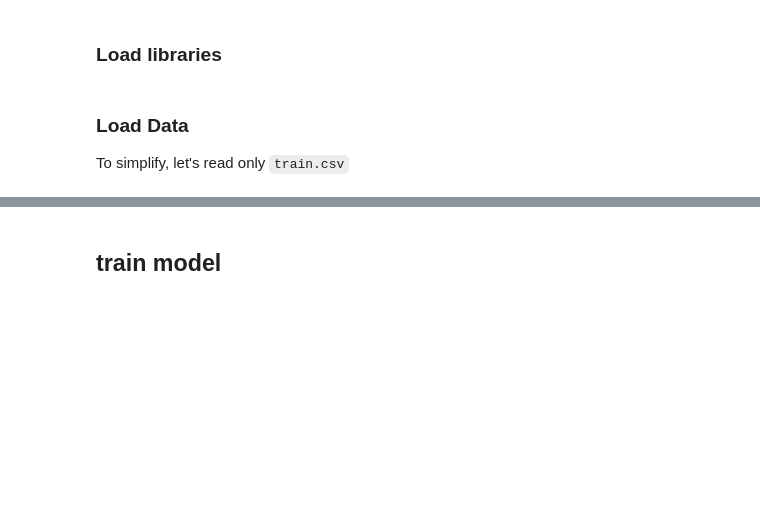
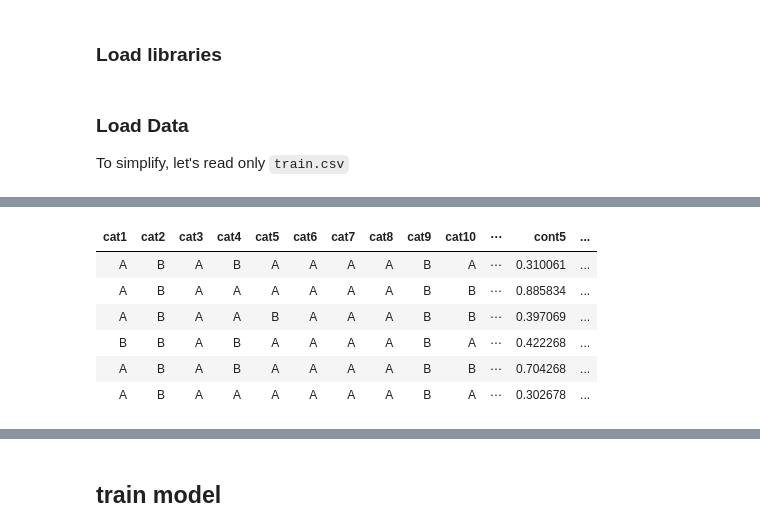
Before and after one commit to dataworkshop/whyr_xgboost, a Jupyter notebook: src/simple_xgboost.ipynb, the cells around one changed output, grey strips where cells are left out. Cells and saved outputs as stored; diff of their text form; code cells hidden in the pictures; blank space fills up the shorter version.

```diff
--- a/src/simple_xgboost.ipynb
+++ b/src/simple_xgboost.ipynb
@@ -15,0 +54,10 @@ train[, c("id", "loss") := NULL]
+# %%
+head(train)
+# %% [output]
+| cat1 | cat2 | cat3 | cat4 | cat5 | cat6 | cat7 | cat8 | cat9 | cat10 | ⋯ | cont5 | ... |
+| A | B | A | B | A | A | A | A | B | A | ⋯ | 0.310061 | ... |
+| A | B | A | A | A | A | A | A | B | B | ⋯ | 0.885834 | ... |
+| A | B | A | A | B | A | A | A | B | B | ⋯ | 0.397069 | ... |
+| B | B | A | B | A | A | A | A | B | A | ⋯ | 0.422268 | ... |
+| A | B | A | B | A | A | A | A | B | B | ⋯ | 0.704268 | ... |
+| A | B | A | A | A | A | A | A | B | A | ⋯ | 0.302678 | ... |
```
Also changed, not shown: parts of 17 cells of this notebook, 1 other file.
